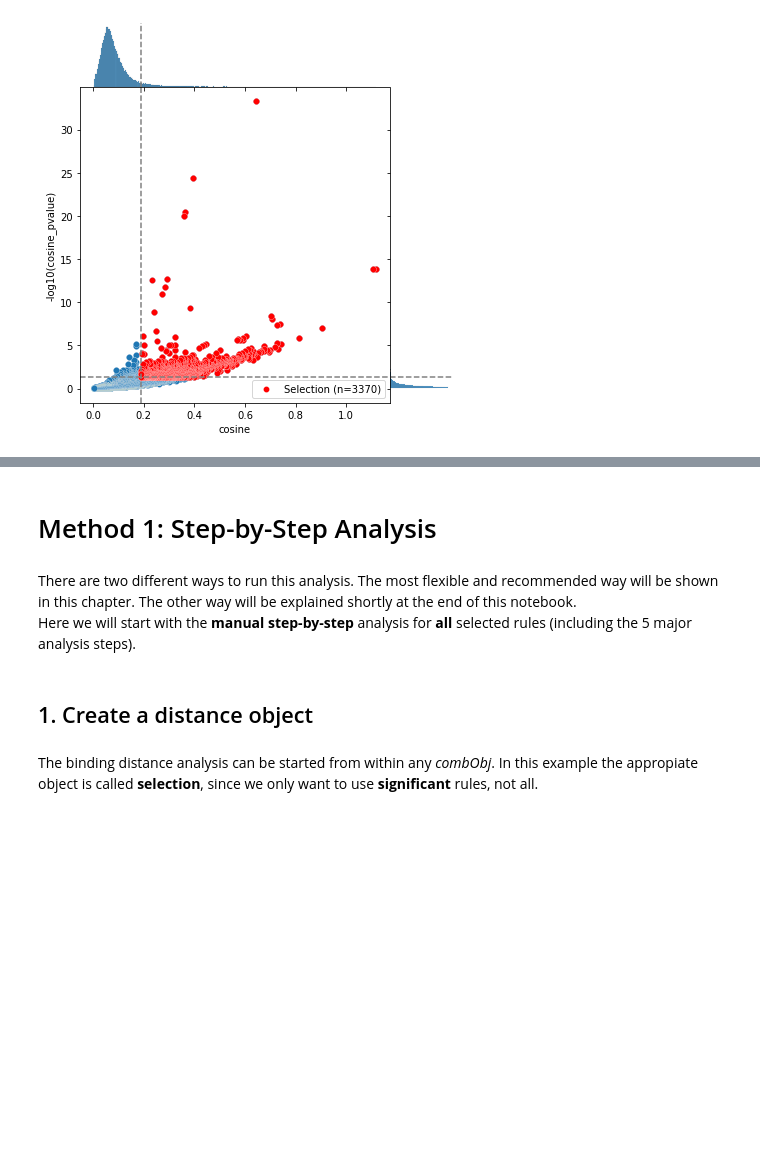
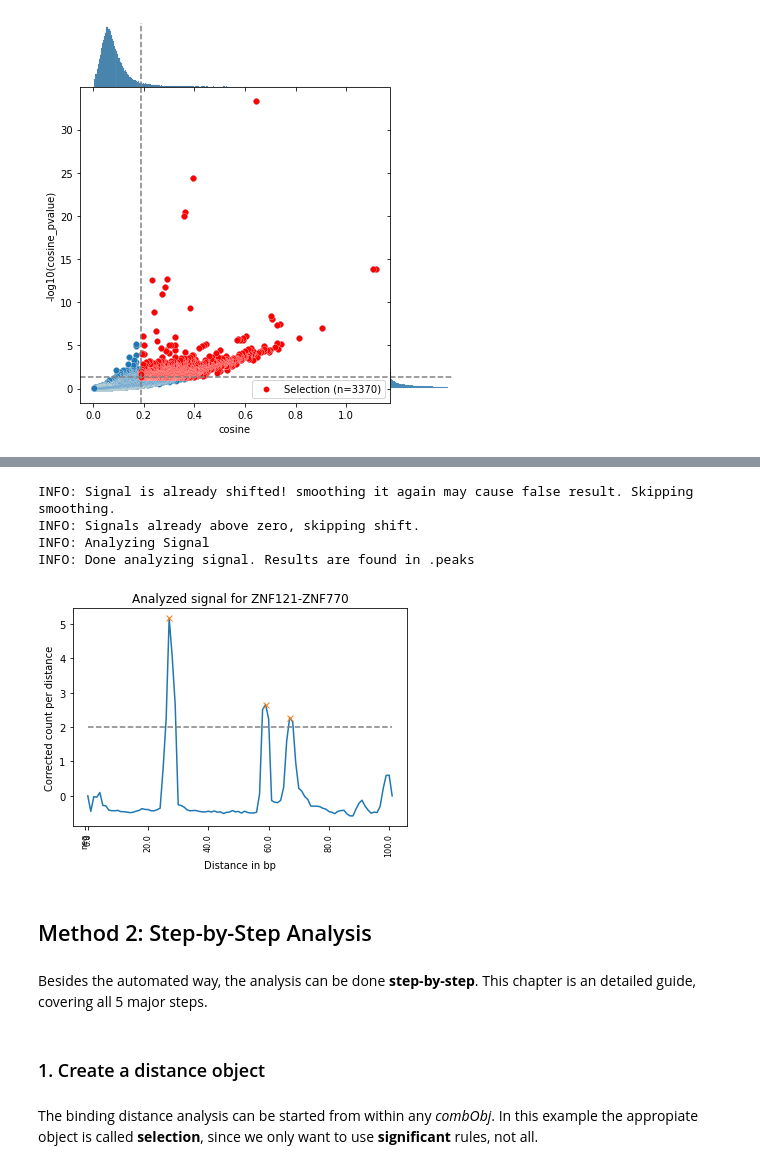
Before and after one commit to loosolab/TF-COMB, a Jupyter notebook: examples/binding_analysis.ipynb, the cells around one changed output, grey strips where cells are left out. Drawn from its saved outputs; the diff is of its cells as text; code cells hidden in the pictures; blank space fills up the shorter version.

```diff
--- a/examples/binding_analysis.ipynb
+++ b/examples/binding_analysis.ipynb
@@ -72,12 +102,23 @@ INFO: Creating subset of TFBS and rules using thresholds
+# %%
+selection.distObj.analyze_signal_all(smooth_window=3, prominence="zscore", stringency=2)
+selection.distObj.peaks
+selection.distObj.plot_analyzed_signal(("ZNF121", "ZNF770"), zscore=True)
+# %% [output]
+INFO: Signal is already shifted! smoothing it again may cause false result. Skipping smoothing.
+INFO: Signals already above zero, skipping shift.
+INFO: Analyzing Signal
+INFO: Done analyzing signal. Results are found in .peaks
+[figure, added]
 # %% [markdown]
 <a id="sbs"></a>
-# Method 1: Step-by-Step Analysis
+
+## Method 2: Step-by-Step Analysis
-# %% [markdown]
-There are two different ways to run this analysis. The most flexible and recommended way will be shown in this chapter. The other way will be explained shortly at the end of this notebook. \
-Here we will start with the __manual step-by-step__ analysis for __all__ selected rules (including the 5 major analysis steps).
+# %% [markdown]
+Besides the automated way, the analysis can be done __step-by-step__. This chapter is an detailed guide, covering all 5 major steps.
 # %% [markdown]
 <a id="1"></a>
-## 1. Create a distance object
+
+### 1. Create a distance object
 # %% [markdown]
 The binding distance analysis can be started from within any _combObj_. In this example the appropiate object is called __selection__, since we only want to use __significant__ rules, not all.
 # %%
```
Also changed, not shown: parts of 39 cells of this notebook.
